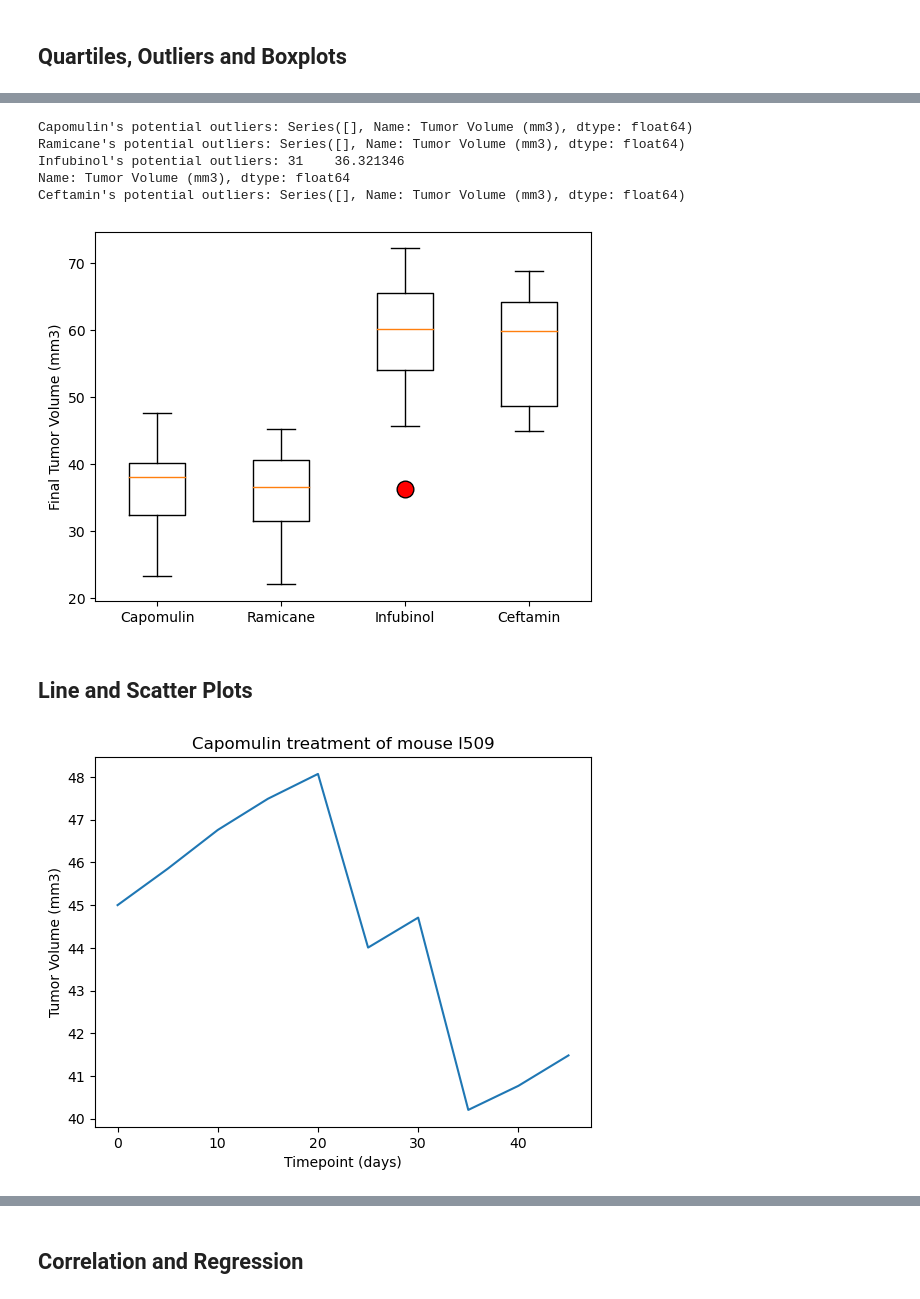
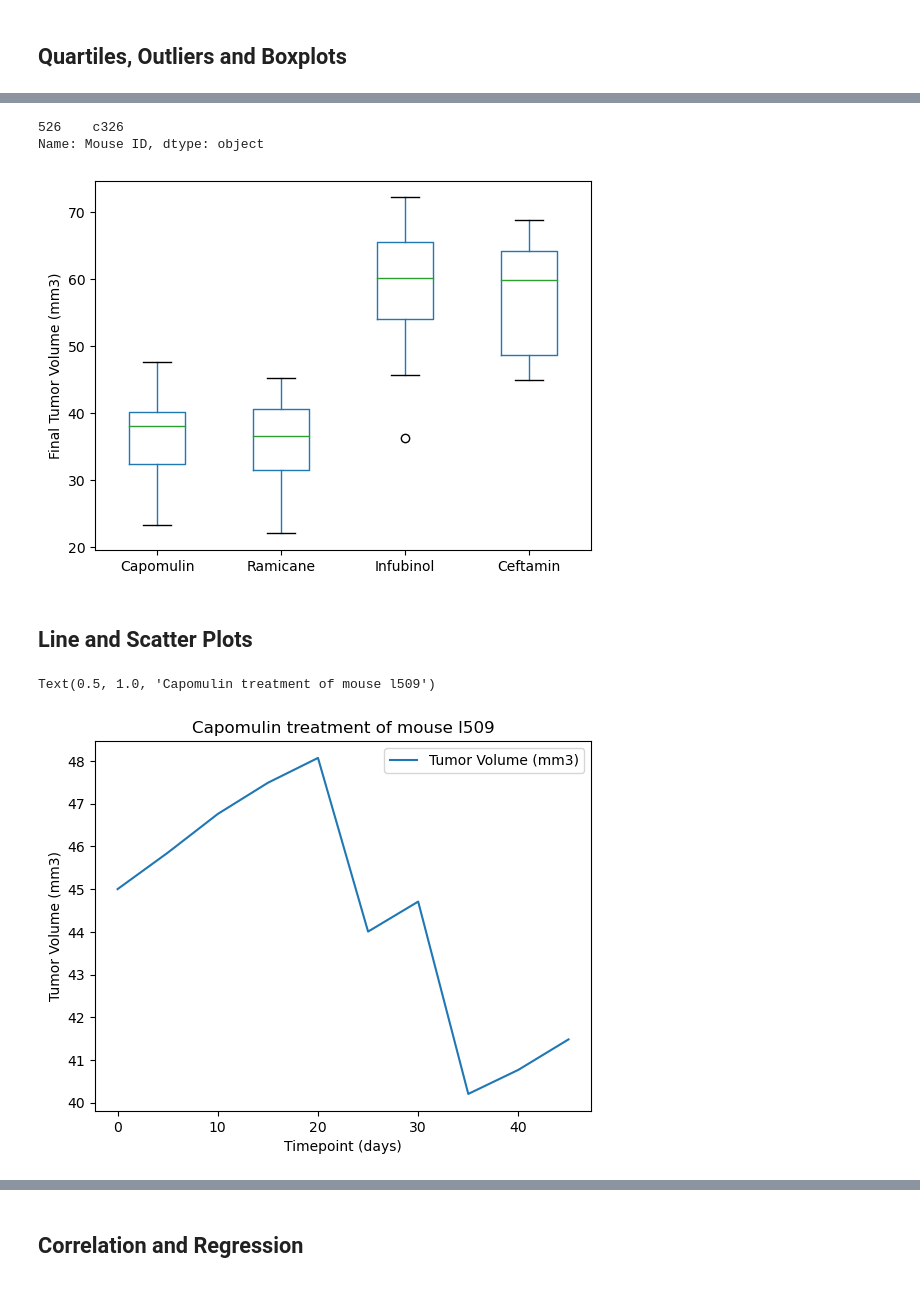
Before and after one commit to SamLind11/data-visualization-challenge, a Jupyter notebook: Pymaceuticals/pymaceuticals_starter.ipynb, the cells around one changed output, grey strips where cells are left out. Saved outputs shown, nothing was run; the diff lists cells and outputs as text; code cells hidden in the pictures.

```diff
--- a/Pymaceuticals/pymaceuticals_starter.ipynb
+++ b/Pymaceuticals/pymaceuticals_starter.ipynb
@@ -167,5 +173,14 @@ Text(0, 0.5, 'Total Number of Data Points')
 
 # Start by getting the last (greatest) timepoint for each mouse
 
+drug_group = merge_data_clean.loc[(merge_data_clean["Drug Regimen"] == "Capomulin") |
+                                                (merge_data_clean["Drug Regimen"] == "Ramicane") |
+                                                (merge_data_clean["Drug Regimen"] == "Infubinol") |
+                                                (merge_data_clean["Drug Regimen"] == "Ceftamin")]
+greatest_timepoint_per_mouse = drug_group.groupby("Mouse ID")["Timepoint"].max()
 
 # Merge this group df with the original DataFrame to get the tumor volume at the last timepoint
+final_tumor_volumes_df = pd.merge(drug_group, greatest_timepoint_per_mouse, on="Mouse ID")
+final_tumor_volumes_df
+# = final_tumor_volumes.loc[final_tumor_volumes["Timepoint_x"] == final_tumor_volumes["Timepoint_y"]]
+# final_tumor_volumes = final_tumor_volumes.set_index("Mouse ID")["Tumor Volume (mm3)"]
@@ -172,35 +201,58 @@ Text(0, 0.5, 'Total Number of Data Points')
 # %%
 # Put treatments into a list for for loop (and later for plot labels)
-
+treatments = ["Capomulin", "Ramicane", "Infubinol", "Ceftamin"]
 
 # Create empty list to fill with tumor vol data (for plotting)
-
+tumor_volume_data = []
 
 # Calculate the IQR and quantitatively determine if there are any potential outliers.
-
-
+for treatment in treatments:
     # Locate the rows which contain mice on each drug and get the tumor volumes
-
-
+    treatment_data = final_tumor_volumes_df.loc[final_tumor_volumes_df["Drug Regimen"] == treatment]
+    treatment_data_list = treatment_data.loc[treatment_data["Timepoint_x"] == treatment_data["Timepoint_y"]]["Tumor Volume (mm3)"]
     # add subset
-
+    tumor_volume_data.append(treatment_data_list)
 
     # Determine outliers using upper and lower bounds
+    quartiles = treatment_data_list.quantile([.25,.5,.75])
+    lowerq = quartiles[0.25]
+    upperq = quartiles[0.75]
+    iqr = upperq - lowerq
+    lower_bound = lowerq - (1.5*iqr)
+    upper_bound = upperq + (1.5*iqr)
+    outliers_list = treatment_data.loc[(treatment_data["Timepoint_x"] == treatment_data["Timepoint_y"]) &
+                                        ((treatment_data["Tumor Volume (mm3)"] > upper_bound) |
+                                        (treatment_data["Tumor Volume (mm3)"] < lower_bound))]
+    for i in range(len(outliers_list)):
+        print(outliers_list.iloc[:,0])
 # %% [output]
-Capomulin's potential outliers: Series([], Name: Tumor Volume (mm3), dtype: float64)
-Ramicane's potential outliers: Series([], Name: Tumor Volume (mm3), dtype: float64)
-Infubinol's potential outliers: 31    36.321346
-Name: Tumor Volume (mm3), dtype: float64
-Ceftamin's potential outliers: Series([], Name: Tumor Volume (mm3), dtype: float64)
+526    c326
+Name: Mouse ID, dtype: object
 # %%
 # Generate a box plot that shows the distrubution of the tumor volume for each treatment group.
+df = pd.DataFrame()
+for data in tumor_volume_data:
+    df = pd.concat([df,data], axis=1)
+
+df.boxplot()
+tick_locations = np.arange(len(treatments)) + 1
+plt.xticks(tick_locations, labels=treatments)
+plt.ylabel("Final Tumor Volume (mm3)")
+plt.grid(False)
 # %% [output]
-[figure, old version]
+[figure, new version]
 # %% [markdown]
 ## Line and Scatter Plots
 # %%
 # Generate a line plot of tumor volume vs. time point for a single mouse treated with Capomulin
+mouse_ID = "l509"
+one_mouse_data = merge_data_clean.loc[merge_data_clean["Mouse ID"] == mouse_ID]
+one_mouse_data.plot.line(x='Timepoint', y='Tumor Volume (mm3)')
+plt.xlabel("Timepoint (days)")
+plt.ylabel("Tumor Volume (mm3)")
+plt.title(f"Capomulin treatment of mouse {mouse_ID}")
 # %% [output]
+Text(0.5, 1.0, 'Capomulin treatment of mouse l509')
-[figure, old version]
+[figure, new version]
 # %%
 # Generate a scatter plot of mouse weight vs. the average observed tumor volume for the entire Capomulin regimen
```
Also changed, not shown: parts of 5 cells of this notebook, 1 other file.
